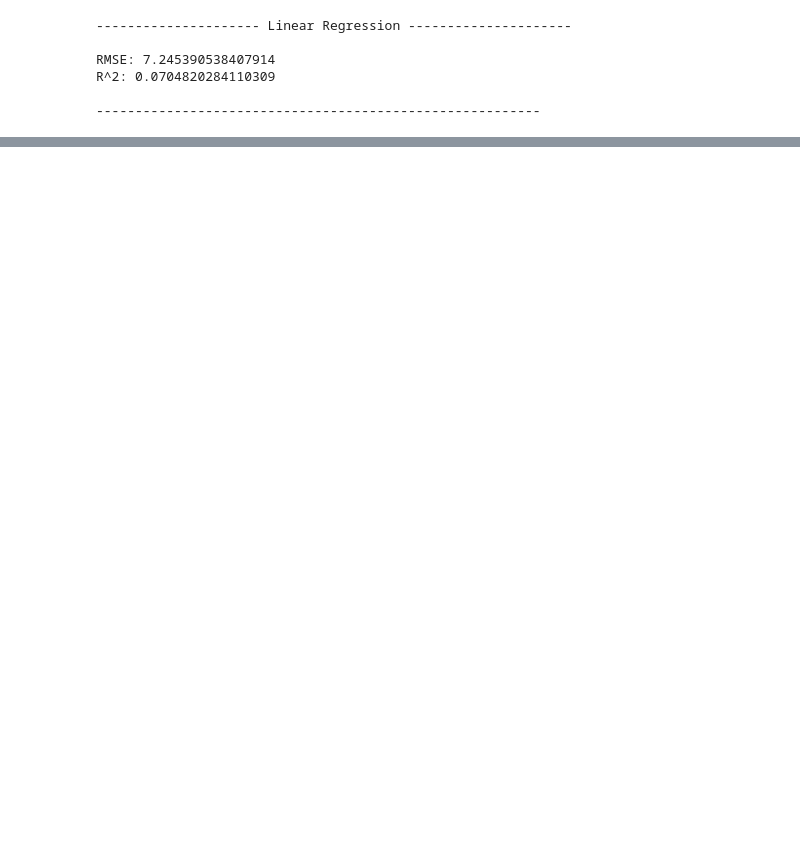
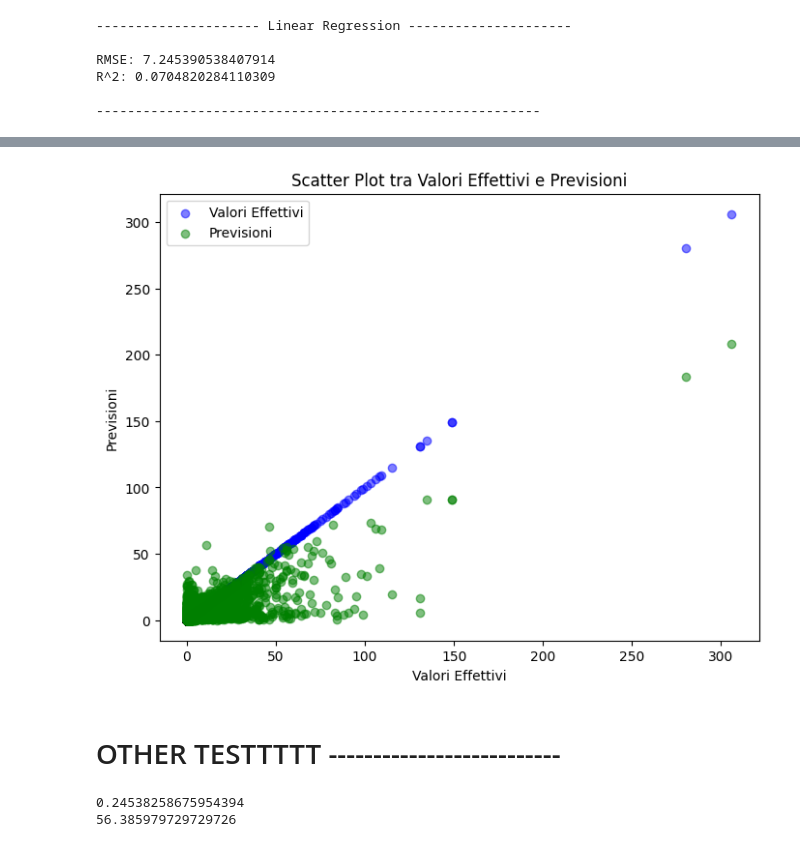
Before and after one commit to Giuto01/TrainDelay-project, a Jupyter notebook: machine_learning/regression.ipynb, the cells around one changed output, grey strips where cells are left out. Drawn from its saved outputs; the diff is of its cells as text; code cells hidden in the pictures; blank space fills up the shorter version.

```diff
--- a/machine_learning/regression.ipynb
+++ b/machine_learning/regression.ipynb
@@ -40,12 +36,3 @@ RMSE: 7.245390538407914
 R^2: 0.0704820284110309
 
 ---------------------------------------------------------
-# %%
-# Creazione del modello di regressione bayesiana
-bayesian_reg = BayesianRidge()
-
-# Addestramento del modello
-bayesian_reg.fit(X_train, y_train)
-
-# Effettuare previsioni
-y_pred = bayesian_reg.predict(X_test)
@@ -52,2 +55,8 @@ y_pred = bayesian_reg.predict(X_test)
+# %%
+random_forest_model = RandomForestRegressor(n_estimators=50, random_state=42, criterion="squared_error")
+random_forest_model.fit(X_train, y_train)
+
+# Effettua le previsioni
+random_forest_y_pred = random_forest_model.predict(X_test)
 # %%
 # Results
@@ -83,0 +74,40 @@ R^2: 0.5727465318997378
+# %%
+# Crea un grafico di dispersione tra valori effettivi e previsioni
+import matplotlib.pyplot as plt
+# Crea un grafico di dispersione con colori diversi per previsioni e valori effettivi
+plt.figure(figsize=(8, 6))
+plt.scatter(y_test, y_test, alpha=0.5, label="Valori Effettivi", color='blue')
+plt.scatter(y_test, random_forest_y_pred, alpha=0.5, label="Previsioni", color='green')
+plt.xlabel("Valori Effettivi")
+plt.ylabel("Previsioni")
+plt.title("Scatter Plot tra Valori Effettivi e Previsioni")
+plt.legend()
+
+# Visualizza il grafico
+plt.show()
+# %% [output]
+[figure, added]
+# %% [markdown]
+# OTHER TESTTTTT --------------------------
+# %%
+import warnings
+
+test = pd.read_csv("testtttt.csv")
+y_preddd = []
+warnings.filterwarnings('ignore')
+# Itera sulle righe del DataFrame
+for index, row in test.iterrows():
+    # Seleziona le colonne per l'input del modello
+    input_features = row[['train_ID', 'departure_time', 'arrival_time', 'train_type']]
+
+    # Esegui la previsione
+    prediction = random_forest_model.predict([input_features])
+    y_preddd.append(int(prediction[0]))
+
+    #print(int(prediction[0]), "---", row["delay"])
+
+print(r2_score(test["delay"].values, y_preddd))
+print(mean_squared_error(test["delay"].values, y_preddd))
+# %% [output]
+0.24538258675954394
+56.385979729729726
```
Also changed, not shown: parts of 8 cells of this notebook, 2 other files.
